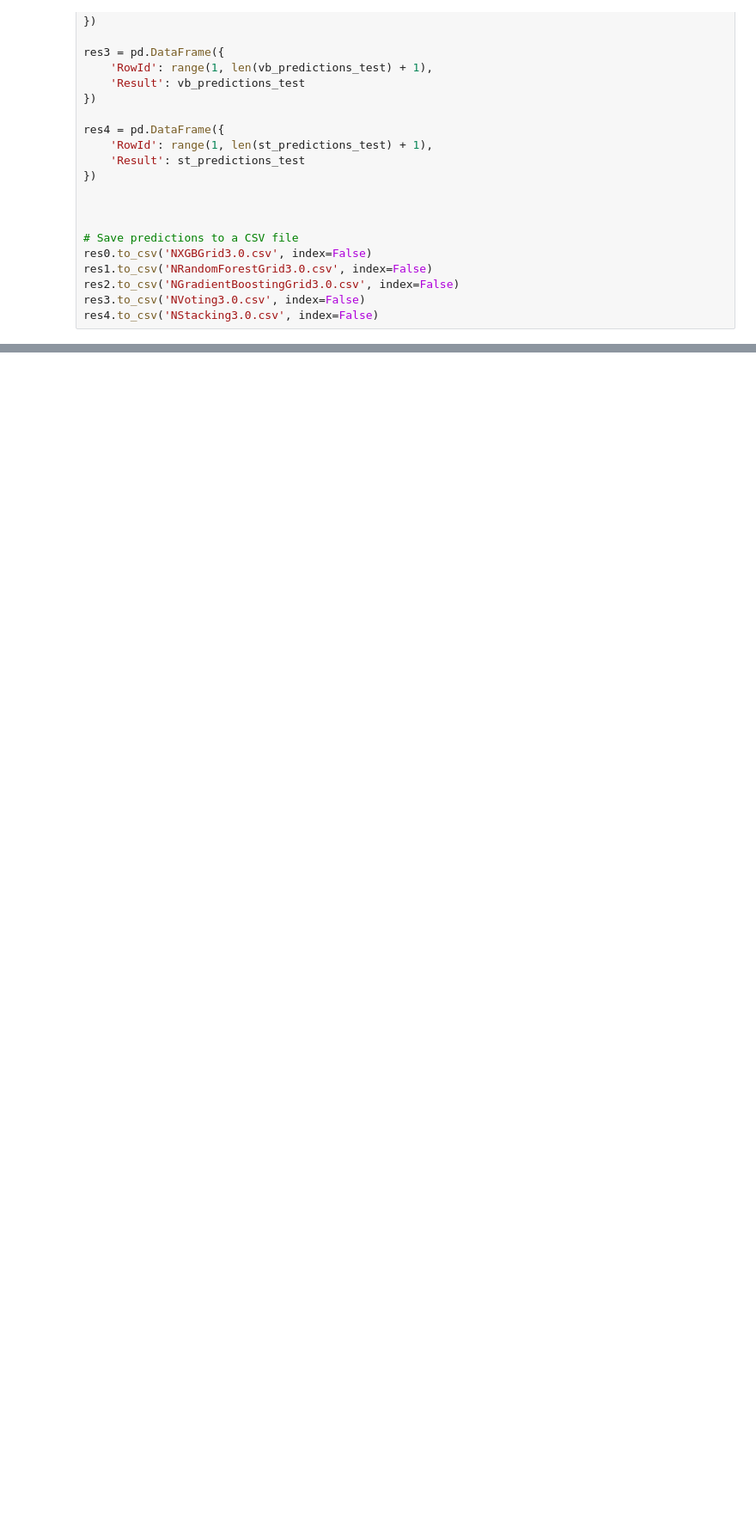
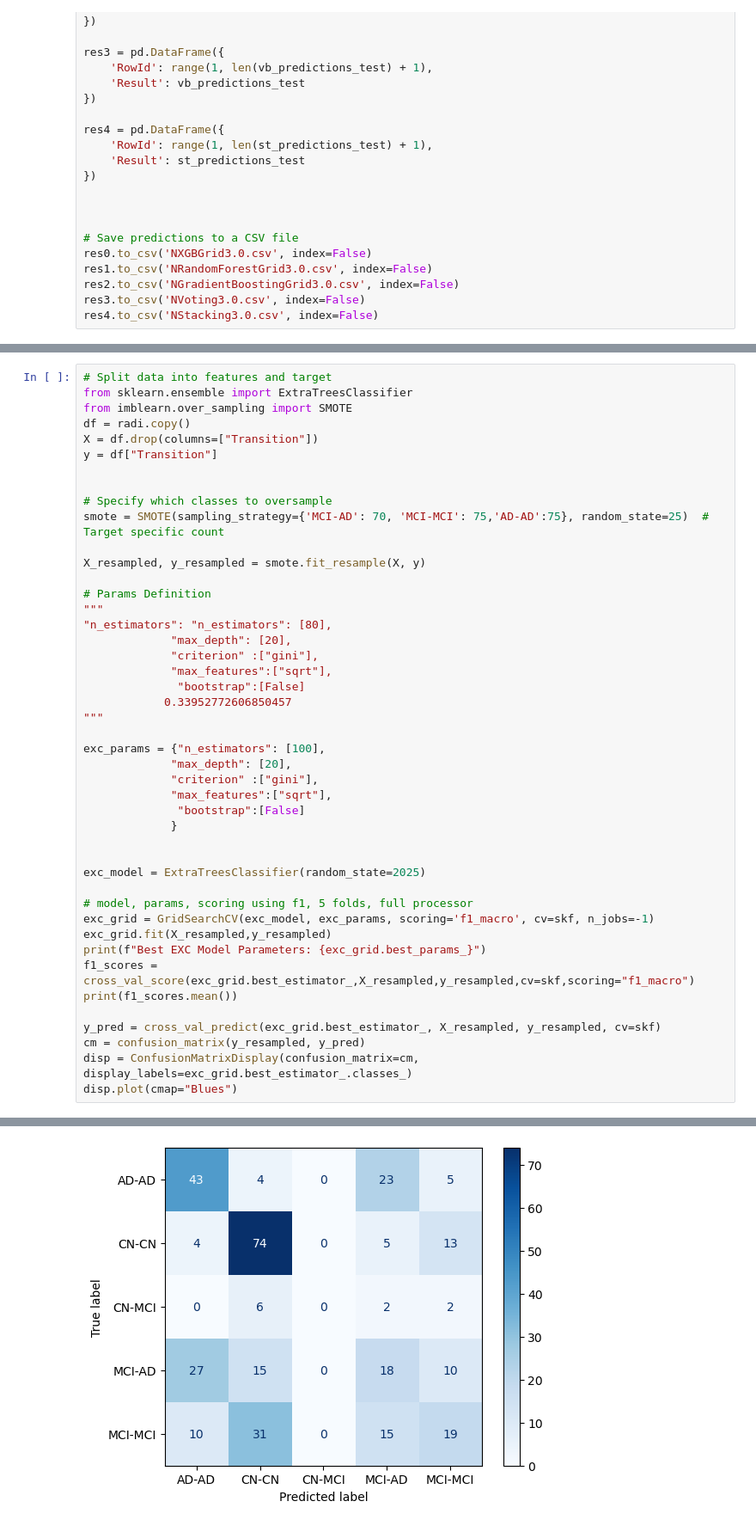
Before and after one commit to NunoRodriguess/Projeto-DAA, a Jupyter notebook: NewGen/Ensemblers/EnsemblersBoosters3.ipynb, the cells around one changed output, grey strips where cells are left out. Shown: that part at 86% size. Drawn from its saved outputs; the diff is of its cells as text; blank space fills up the shorter version.

```diff
--- a/NewGen/Ensemblers/EnsemblersBoosters3.ipynb
+++ b/NewGen/Ensemblers/EnsemblersBoosters3.ipynb
@@ -402,0 +512,46 @@ res5.to_csv('NStacking3.1.0.csv', index=False)
+# %%
+# Split data into features and target
+from sklearn.ensemble import ExtraTreesClassifier
+from imblearn.over_sampling import SMOTE
+df = radi.copy()
+X = df.drop(columns=["Transition"])
+y = df["Transition"]
+
+
+# Specify which classes to oversample
+smote = SMOTE(sampling_strategy={'MCI-AD': 70, 'MCI-MCI': 75,'AD-AD':75}, random_state=25)  # Target specific count
+
+X_resampled, y_resampled = smote.fit_resample(X, y)
+
+# Params Definition
+"""
+"n_estimators": "n_estimators": [80],
+             "max_depth": [20],
+             "criterion" :["gini"],
+             "max_features":["sqrt"],
+              "bootstrap":[False]
+            0.33952772606850457
+"""
+
+exc_params = {"n_estimators": [100],
+             "max_depth": [20],
+             "criterion" :["gini"],
+             "max_features":["sqrt"],
+              "bootstrap":[False]
+             }
+
+
+exc_model = ExtraTreesClassifier(random_state=2025)
+
+# model, params, scoring using f1, 5 folds, full processor
+exc_grid = GridSearchCV(exc_model, exc_params, scoring='f1_macro', cv=skf, n_jobs=-1)
+exc_grid.fit(X_resampled,y_resampled)
+print(f"Best EXC Model Parameters: {exc_grid.best_params_}")
+f1_scores = cross_val_score(exc_grid.best_estimator_,X_resampled,y_resampled,cv=skf,scoring="f1_macro")
+print(f1_scores.mean())
+
+y_pred = cross_val_predict(exc_grid.best_estimator_, X_resampled, y_resampled, cv=skf)
+cm = confusion_matrix(y_resampled, y_pred)
+disp = ConfusionMatrixDisplay(confusion_matrix=cm, display_labels=exc_grid.best_estimator_.classes_)
+disp.plot(cmap="Blues")
+# %% [output]
@@ -402,0 +561 @@ res5.to_csv('NStacking3.1.0.csv', index=False)
+[figure, added]
```
Also changed, not shown: parts of 17 cells of this notebook, 10 other files.
